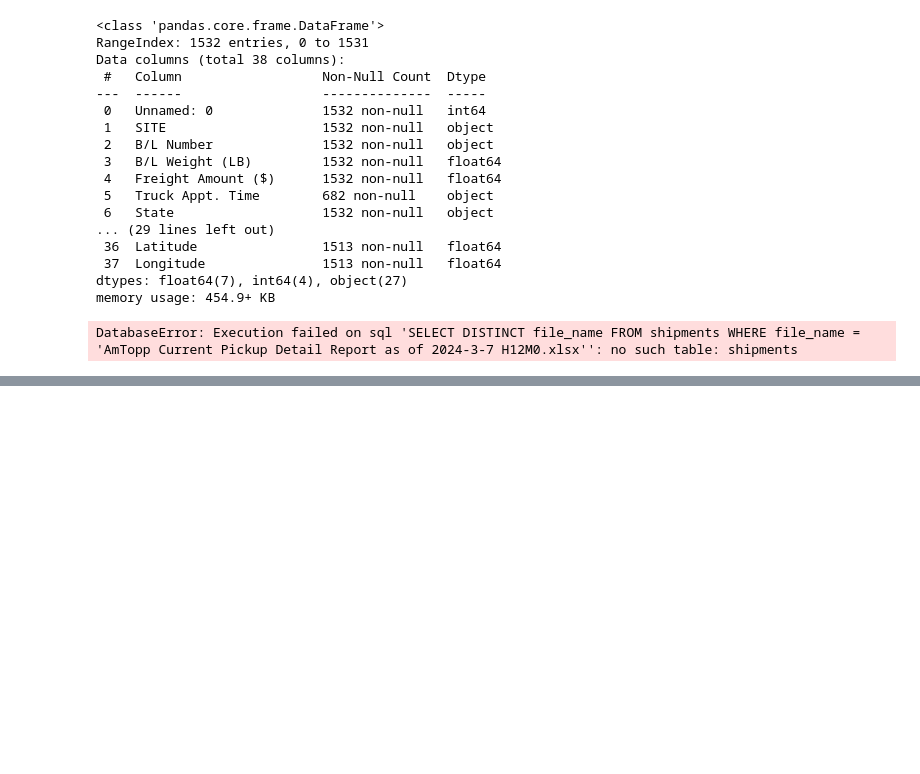
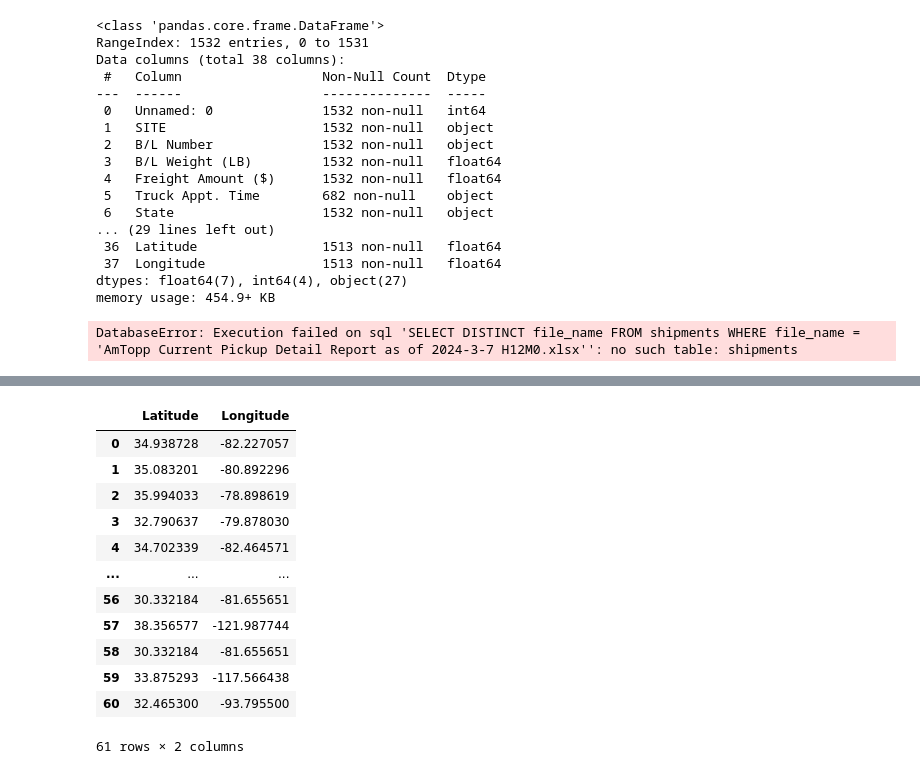
Before and after one commit to TW168/CFP_warship, a Jupyter notebook: google_maps.ipynb, the cells around one changed output, grey strips where cells are left out. Cells and saved outputs as stored; diff of their text form; code cells hidden in the pictures; blank space fills up the shorter version.

```diff
--- a/google_maps.ipynb
+++ b/google_maps.ipynb
@@ -678,0 +662,26 @@ result_df.to_sql('shipped', conn, index=True, if_exists='append')
+# %%
+import sqlite3
+
+conn = sqlite3.Connection('ipg.db')
+#qry = "SELECT `B/L Number`, `B/L Weight (LB)`, sum(`Number of Pallet`) as `Plt`, `City`, `State`,`Latitude`, `Longitude` from not_ship WHERE `B/L Number` NOT like 'WZ%' group by `B/L Number`"
+
+df = pd.read_sql_query(qry, conn)
+df
+
+df_ll = df[['Latitude', 'Longitude']]
+
+df_ll
+# %% [output]
+|  | Latitude | Longitude |
+| 0 | 34.938728 | -82.227057 |
+| 1 | 35.083201 | -80.892296 |
+| 2 | 35.994033 | -78.898619 |
+| 3 | 32.790637 | -79.878030 |
+| 4 | 34.702339 | -82.464571 |
+| ... | ... | ... |
+| 56 | 30.332184 | -81.655651 |
+| 57 | 38.356577 | -121.987744 |
+| 58 | 30.332184 | -81.655651 |
+| 59 | 33.875293 | -117.566438 |
+| 60 | 32.465300 | -93.795500 |
+61 rows × 2 columns
```
Also changed, not shown: parts of 7 cells of this notebook.
